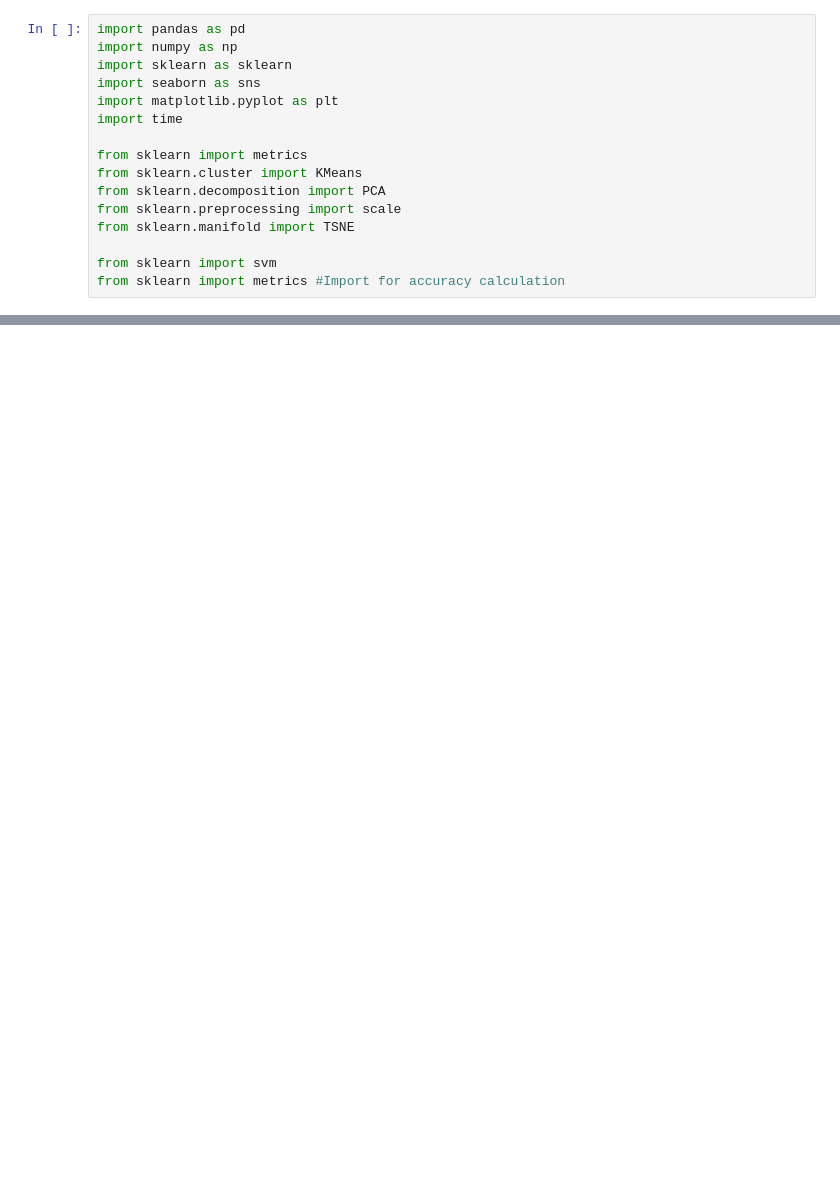
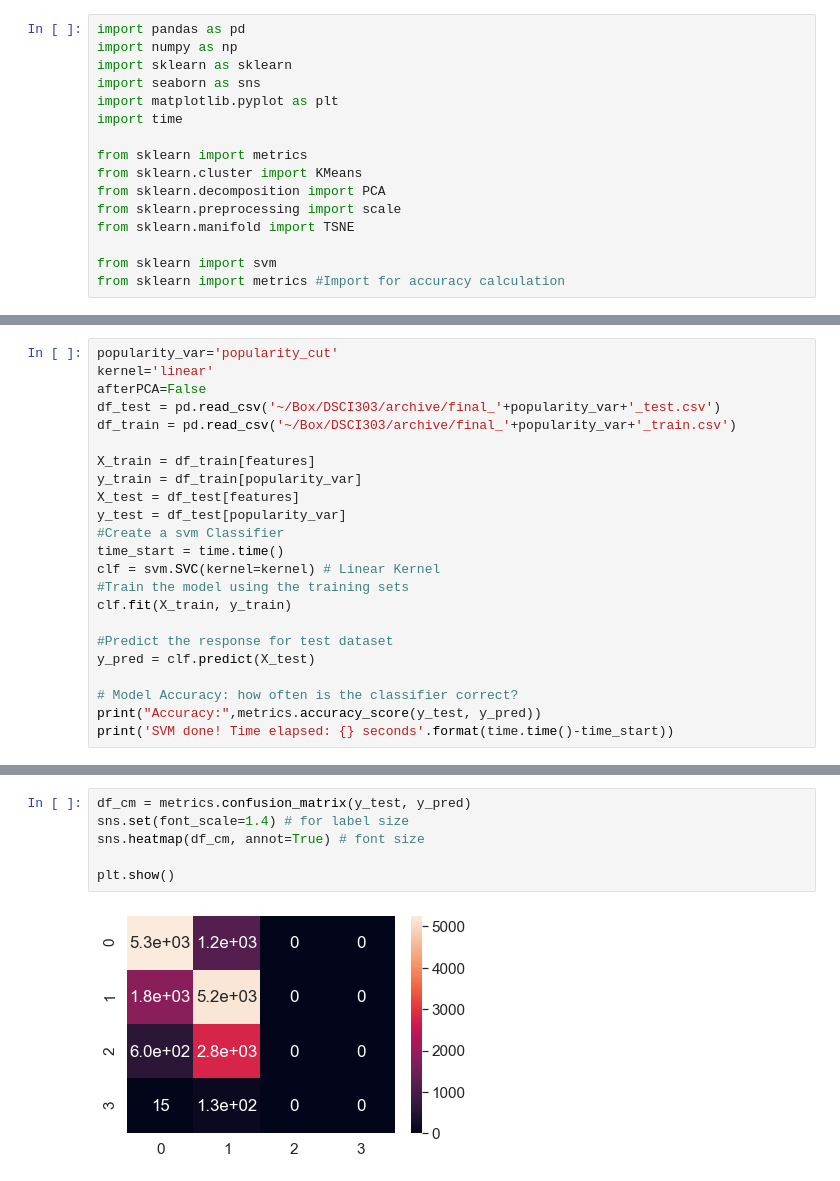
Before and after one commit to dikshagupta414/Spotify_ML_Project-DSCI303, a Jupyter notebook: scripts/SVMs.ipynb, the cells around one changed output, grey strips where cells are left out. Saved outputs shown, nothing was run; the diff lists cells and outputs as text; blank space fills up the shorter version.

```diff
--- a/scripts/SVMs.ipynb
+++ b/scripts/SVMs.ipynb
@@ -113,0 +159,23 @@ confusion_matrix(y_)
+# %%
+popularity_var='popularity_cut'
+kernel='linear'
+afterPCA=False
+df_test = pd.read_csv('~/Box/DSCI303/archive/final_'+popularity_var+'_test.csv')
+df_train = pd.read_csv('~/Box/DSCI303/archive/final_'+popularity_var+'_train.csv')
+
+X_train = df_train[features]
+y_train = df_train[popularity_var]
+X_test = df_test[features]
+y_test = df_test[popularity_var]
+#Create a svm Classifier
+time_start = time.time()
+clf = svm.SVC(kernel=kernel) # Linear Kernel
+#Train the model using the training sets
+clf.fit(X_train, y_train)
+
+#Predict the response for test dataset
+y_pred = clf.predict(X_test)
+
+# Model Accuracy: how often is the classifier correct?
+print("Accuracy:",metrics.accuracy_score(y_test, y_pred))
+print('SVM done! Time elapsed: {} seconds'.format(time.time()-time_start))
@@ -113,0 +185,8 @@ confusion_matrix(y_)
+# %%
+df_cm = metrics.confusion_matrix(y_test, y_pred)
+sns.set(font_scale=1.4) # for label size
+sns.heatmap(df_cm, annot=True) # font size
+
+plt.show()
+# %% [output]
+[figure, added]
```
Also changed, not shown: parts of 6 cells of this notebook, 1 other file.
